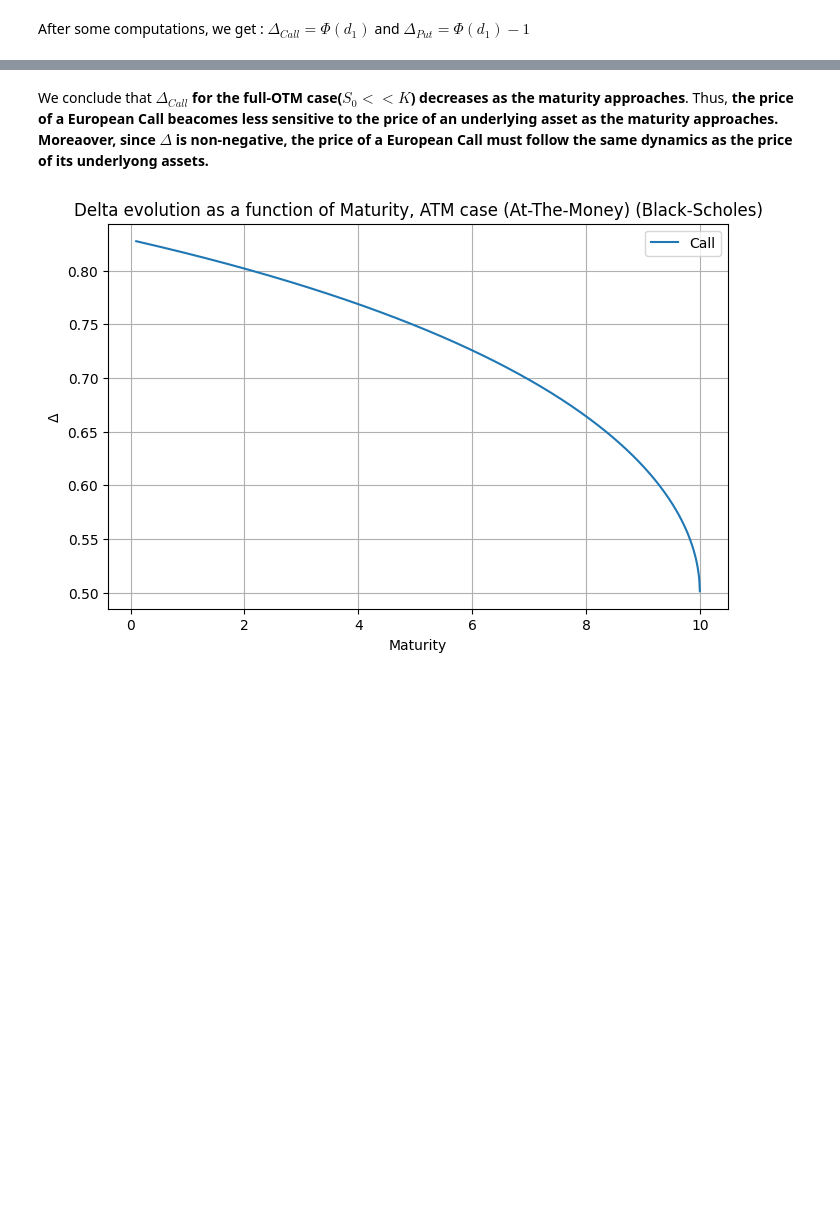
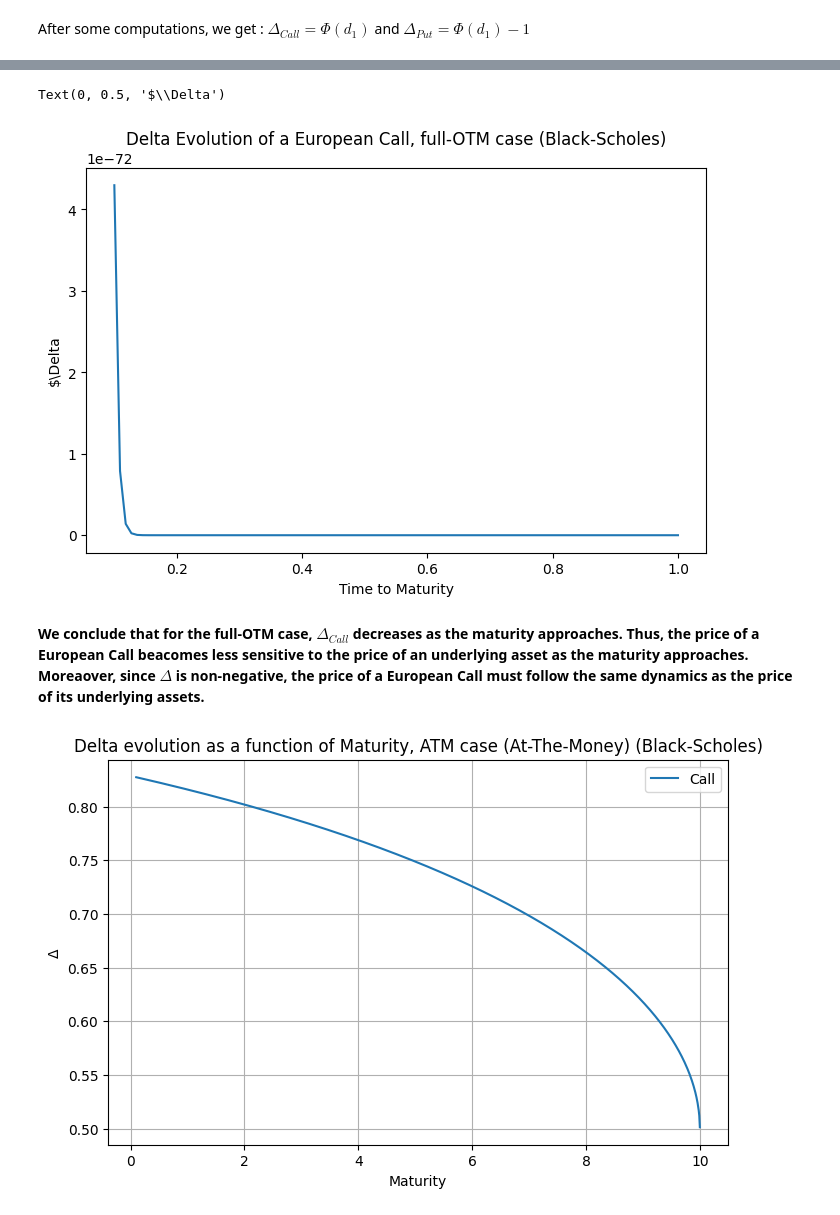
Before and after one commit to zmeikingleb/Financial_Models, a Jupyter notebook: Black Scholes.ipynb, the cells around one changed output, grey strips where cells are left out. Cells and saved outputs as stored; diff of their text form; code cells hidden in the pictures; blank space fills up the shorter version.

Commit message:
Corrected version of Black-Scholes

```diff
--- a/Black Scholes.ipynb
+++ b/Black Scholes.ipynb
@@ -295,5 +188,70 @@ plt.show()
-# %% [markdown]
-We conclude that **$\Delta_{Call}$ for the full-OTM case($S_0 << K$) decreases as the maturity approaches**. Thus, **the price of a European Call beacomes less sensitive to the price of an underlying asset as the maturity approaches. Moreaover, since $\Delta$ is non-negative, the price of a European Call must follow the same dynamics as the price of its underlyong assets.**
+# %%
+def call(S_, K_, T_, t, r_, s_):
+    S, K = np.asarray(S_), np.asarray(K_)
+    tau = np.maximum(T_ - t, 0)
+
+    s = np.maximum(s_, 1e-16)
+    st_sqrt_tau = s * np.sqrt(np.maximum(tau, 1e-16))
+
+    d1 = np.where(
+        tau > 0,
+        (np.log(S / K) + (r_ + 0.5 * s**2) * tau) / st_sqrt_tau,
+        0.0
+    )
+    d2 = d1 - st_sqrt_tau
+
+    call_val = S * sk.norm.cdf(d1) - K * np.exp(-r_ * tau) * sk.norm.cdf(d2)
+    call_val = np.where(tau == 0, np.maximum(S - K, 0), call_val)
+    return call_val
+
+def delta_call(S_, K_, T_, t, r_, s_):
+    h = 0.001
+    return (call(S_ + h, K_, T_, t, r_, s_) - call(S_, K_, T_, t, r_, s_)) / h
+
+def put(S_, K_, T_, t, r_, s_):
+    S, K = np.asarray(S_), np.asarray(K_)
+    tau = np.maximum(T_ - t, 0)
+
+    s = np.maximum(s_, 1e-16)
+    st_sqrt_tau = s * np.sqrt(np.maximum(tau, 1e-16))
+
+    d1 = np.where(
+        tau > 0,
+        (np.log(S / K) + (r_ + 0.5 * s**2) * tau) / st_sqrt_tau,
+        0.0
+    )
+    d2 = d1 - st_sqrt_tau
+
+    put_val = -S * sk.norm.cdf(-d1) + K * np.exp(-r_ * tau) * sk.norm.cdf(-d2)
+    put_val = np.where(tau == 0, np.maximum(K - S, 0), put_val)
+    return put_val
+
+
+def delta_put(S_, K_, T_, t, r_, s_):
+    h = 0.001
+    return (put(S_ + h, K_, T_, t, r_, s_) - put(S_, K_, T_, t, r_, s_)) / h
+
+# Parameters
+T = 1
+Td = np.linspace(0.1, 1, 100)
+S0 = 1
+K = 1000
+sigma = 0.4
+r = 0.04
+
+# Compute delta as a function of remaining time
+delta_time_call = [delta_call(S0, K, T, t, r, sigma) for t in Td]
+
+plt.figure(figsize=(8,5))
+plt.plot(Td, delta_time_call, label="Call")
+plt.title("Delta Evolution of a European Call, full-OTM case (Black-Scholes)")
+plt.xlabel("Time to Maturity")
+plt.ylabel(r'$\Delta')
+# %% [output]
+Text(0, 0.5, '$\\Delta')
+[figure, added]
+# %% [markdown]
+**We conclude that for the full-OTM case, $\Delta_{Call}$  decreases as the maturity approaches. Thus, the price of a European Call beacomes less sensitive to the price of an underlying asset as the maturity approaches. Moreaover, since $\Delta$ is non-negative, the price of a European Call must follow the same dynamics as the price of its underlying assets.**
 # %%
 T=10
 Td= np.linspace(0.1,9.9999, 1000)
```
Also changed, not shown: parts of 4 cells of this notebook.
